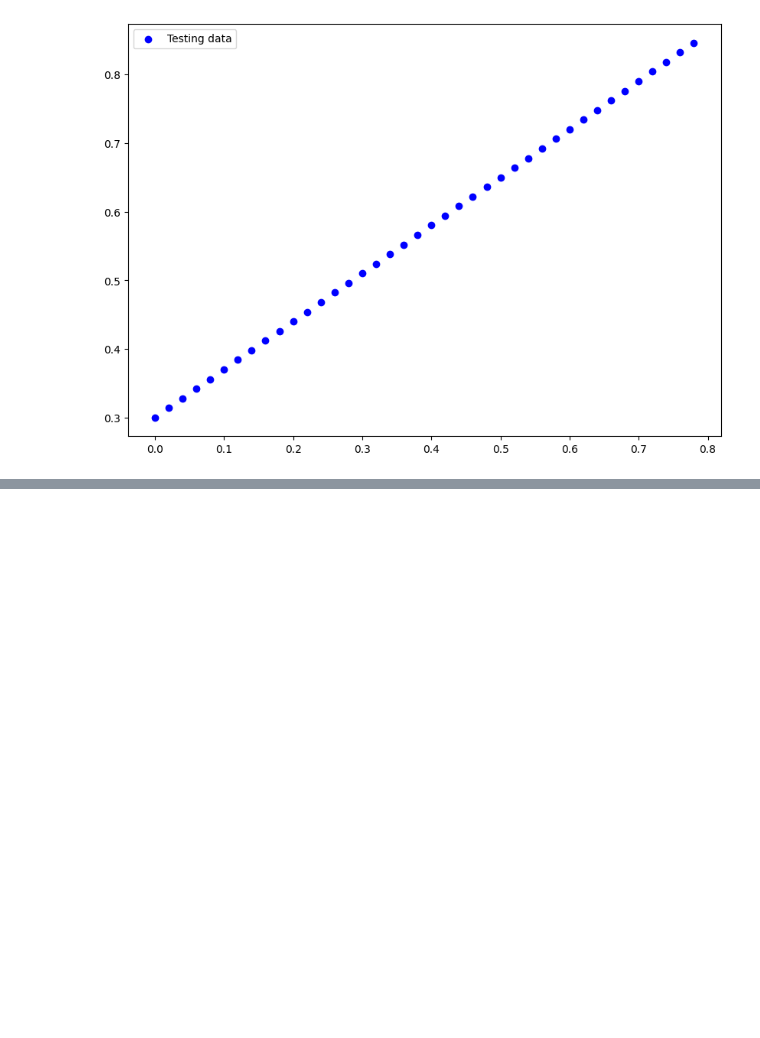
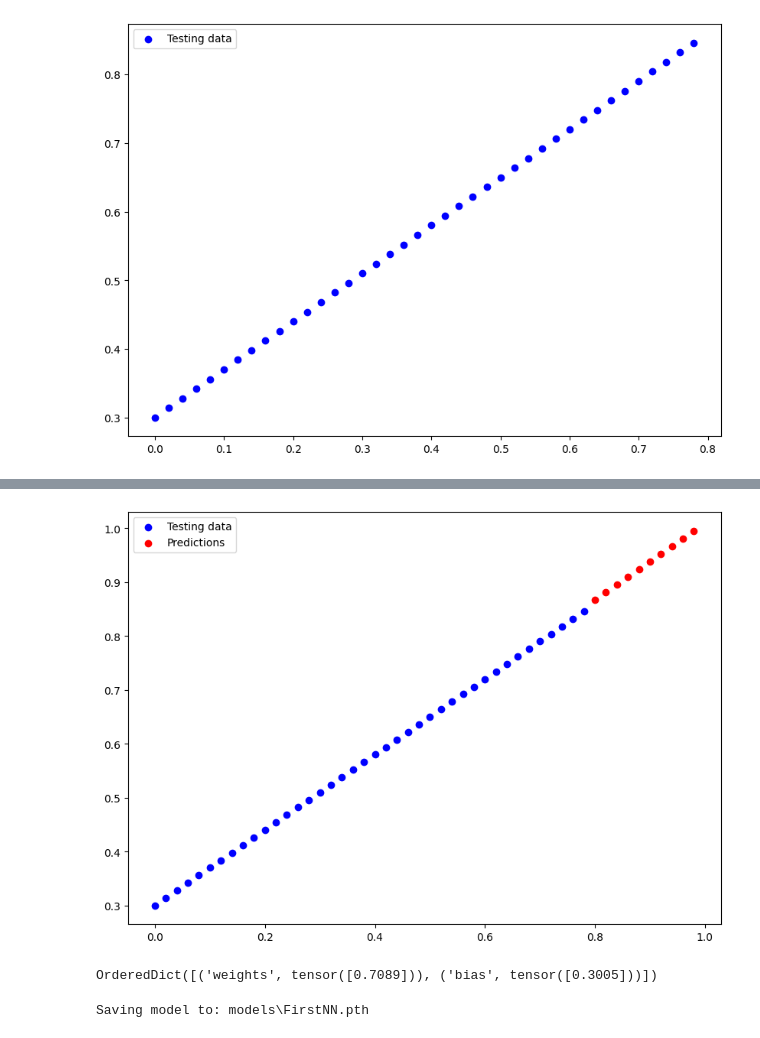
Before and after one commit to ThomasCetto/100-Days-Of-ML-Code, a Jupyter notebook: Day 18/FirstNN.ipynb, the cells around one changed output, grey strips where cells are left out. Drawn from its saved outputs; the diff is of its cells as text; code cells hidden in the pictures; blank space fills up the shorter version.

```diff
--- a/Day 18/FirstNN.ipynb
+++ b/Day 18/FirstNN.ipynb
@@ -43,0 +71,28 @@ plot_predictions(X_train, y_train, X_test)
+# %%
+# Creating a loss function
+
+loss_function = nn.L1Loss() # MAE loss = l1 loss
+
+# Creating an optimizer (Stochastic Gradient Descent)
+# with learning rate (how much the optimizer should change parameters at each step, higher=more (less stable), lower=less (might take a long time))
+optimizer = torch.optim.SGD(params=model.parameters(), lr=0.01)
+# %%
+epochs = 200
+
+for epoch in range(epochs):
+    # Training
+    model.train()
+    y_pred = model(X_train)
+    loss = loss_function(y_pred, y_train)
+    optimizer.zero_grad()
+    loss.backward()
+    optimizer.step()
+
+    # Testing
+    model.eval()
+    with torch.inference_mode():
+        y_pred = model(X_test)
+        test_loss = loss_function(y_pred, y_test)
+
+        if epoch % 20 == 0:
+            print(f"Epoch: {epoch} | MAE Train Loss: {loss} | MAE Test Loss: {test_loss} ")
@@ -43,0 +110,8 @@ plot_predictions(X_train, y_train, X_test)
+# %%
+plot_predictions(X_train, y_train, X_test, predictions=y_pred)
+# %% [output]
+[figure, added]
+# %%
+model.state_dict()
+# %% [output]
+OrderedDict([('weights', tensor([0.7089])), ('bias', tensor([0.3005]))])
@@ -43,0 +144,4 @@ plot_predictions(X_train, y_train, X_test)
+# %%
+save_model(model, "FirstNN")
+# %% [output]
+Saving model to: models\FirstNN.pth
```
Also changed, not shown: parts of 6 cells of this notebook, 1 other file.
